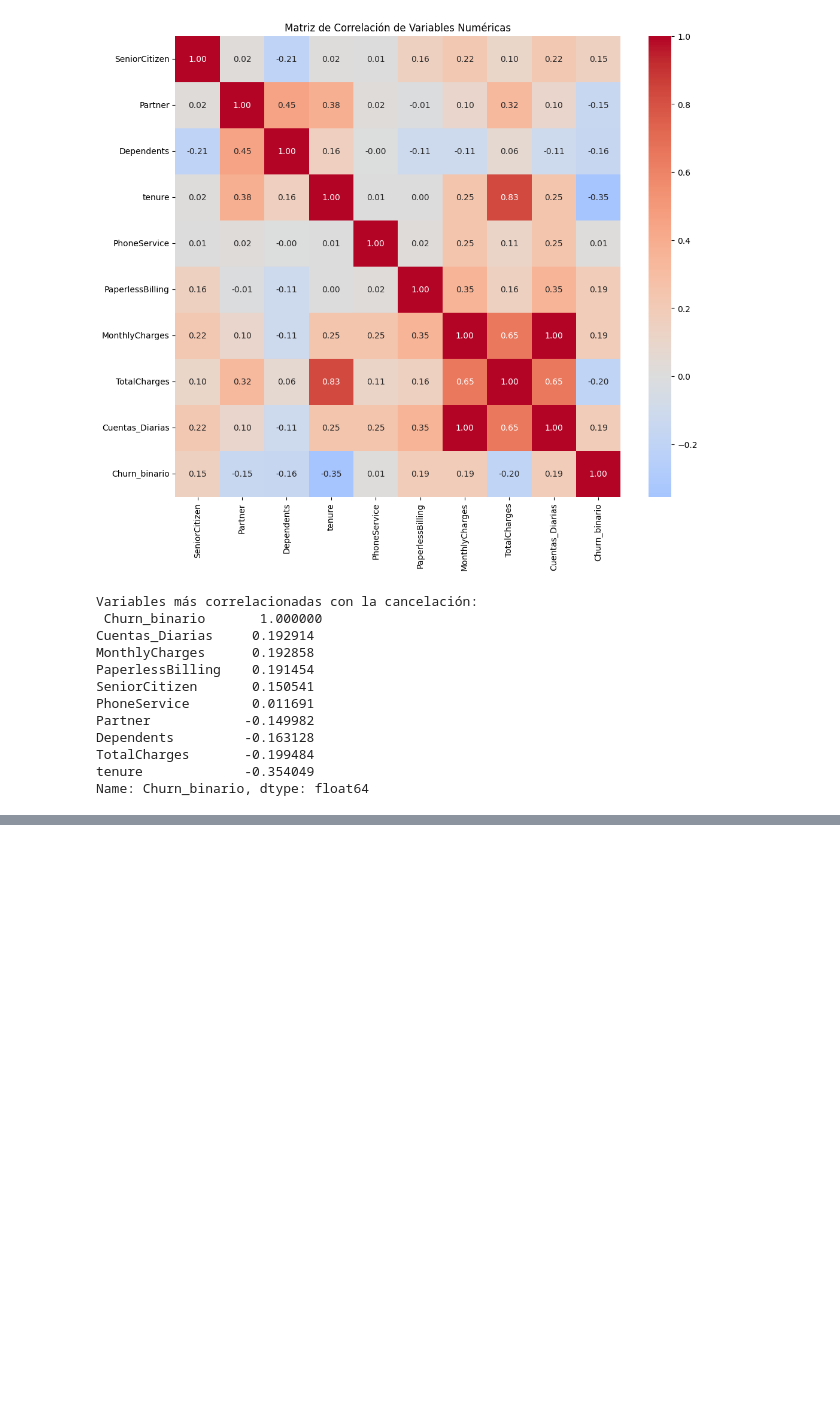
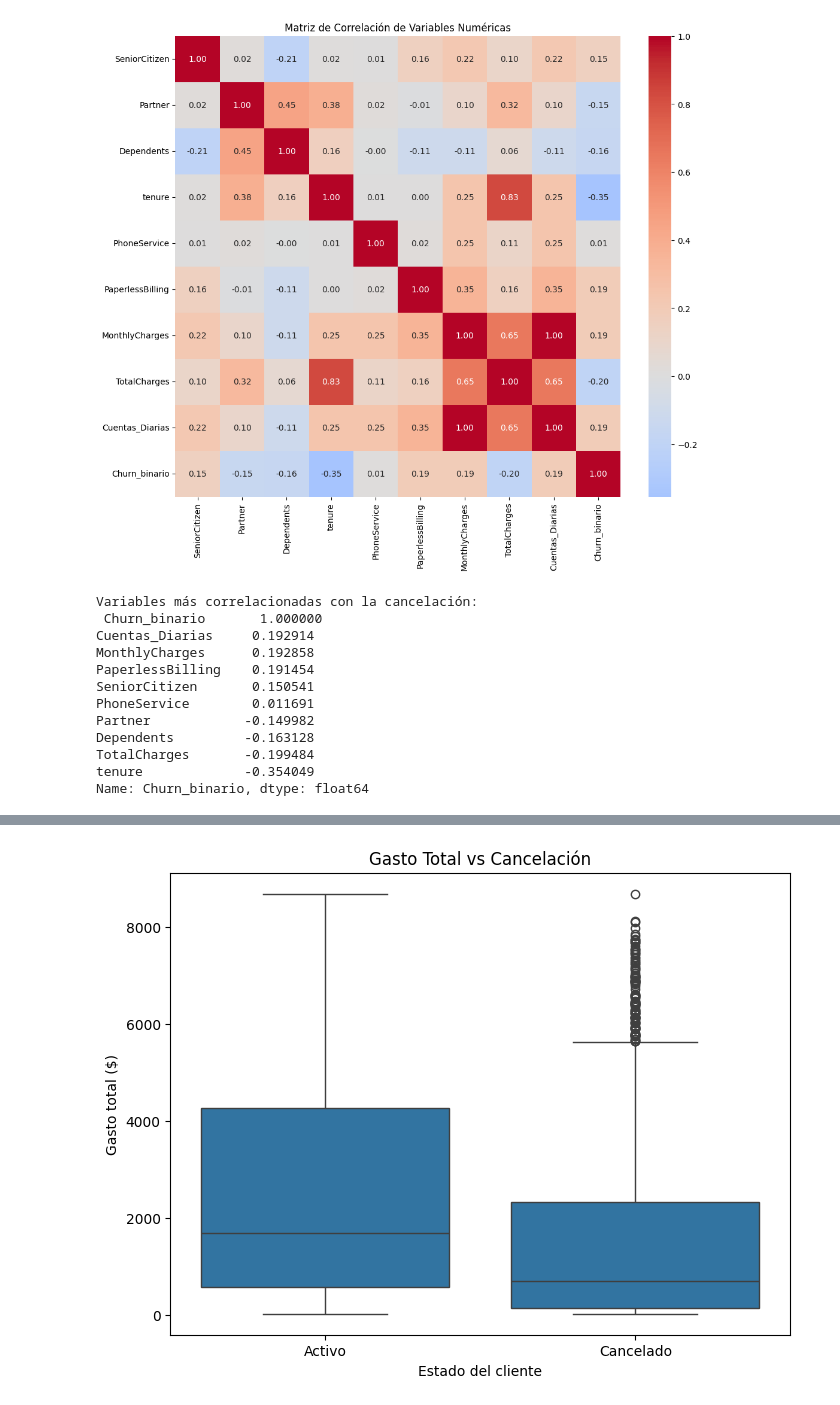
Before and after one commit to sscsam-cmd/TelecomX-parte2-Latam, a Jupyter notebook: TelecomX_parte2_Latam.ipynb, the cells around one changed output, grey strips where cells are left out. Saved outputs shown, nothing was run; the diff lists cells and outputs as text; code cells hidden in the pictures; blank space fills up the shorter version.

```diff
--- a/TelecomX_parte2_Latam.ipynb
+++ b/TelecomX_parte2_Latam.ipynb
@@ -212,0 +245,11 @@ Name: Churn_binario, dtype: float64
+# %%
+# TotalCharges vs Churn (Gasto total)
+plt.figure(figsize=(8,6))
+sns.boxplot(x='Churn_binario', y='TotalCharges', data=df)
+plt.xticks([0,1], ['Activo', 'Cancelado'])
+plt.title("Gasto Total vs Cancelación")
+plt.ylabel("Gasto total ($)")
+plt.xlabel("Estado del cliente")
+plt.show()
+# %% [output]
+[figure, added]
```
Also changed, not shown: parts of 31 cells of this notebook.
